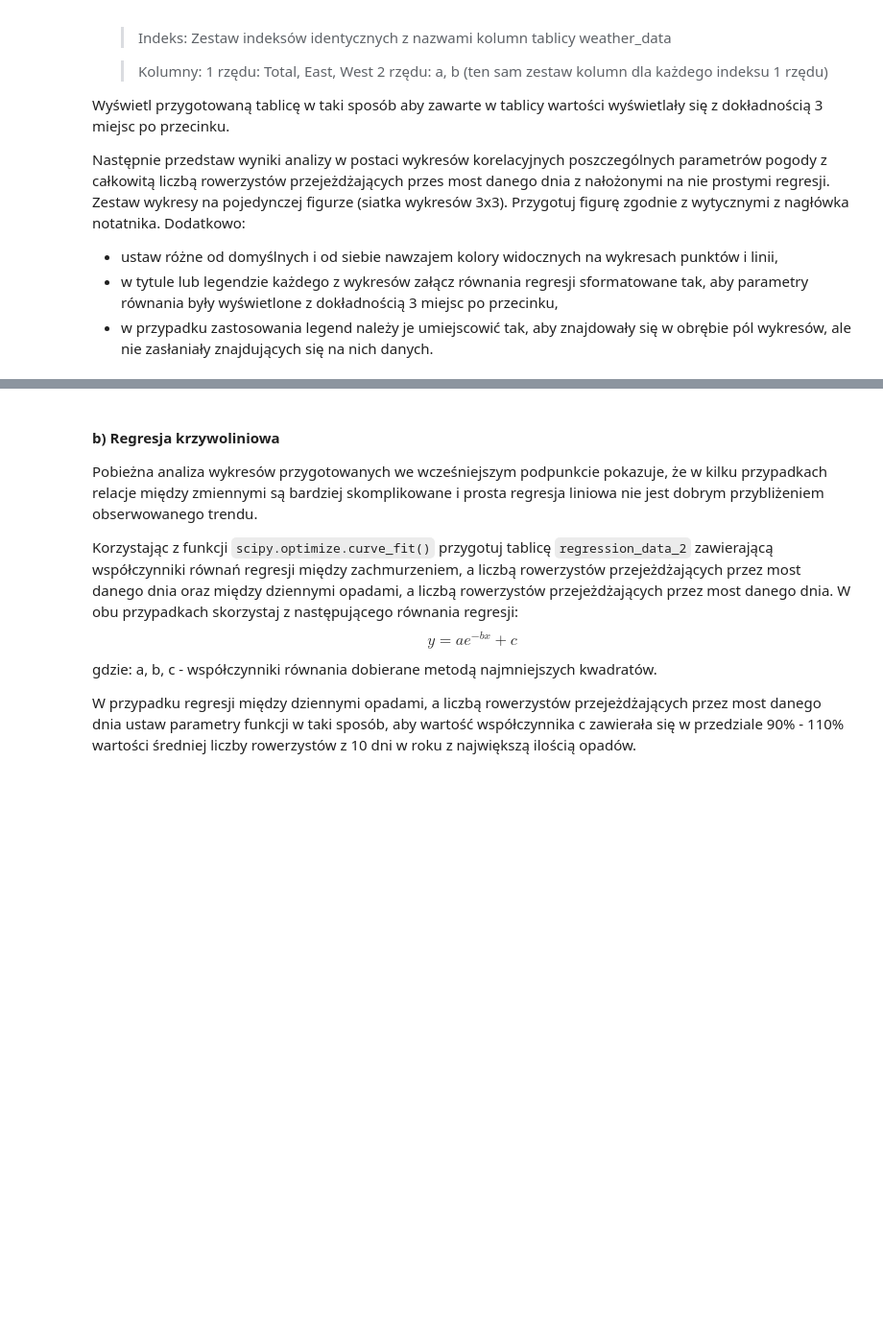
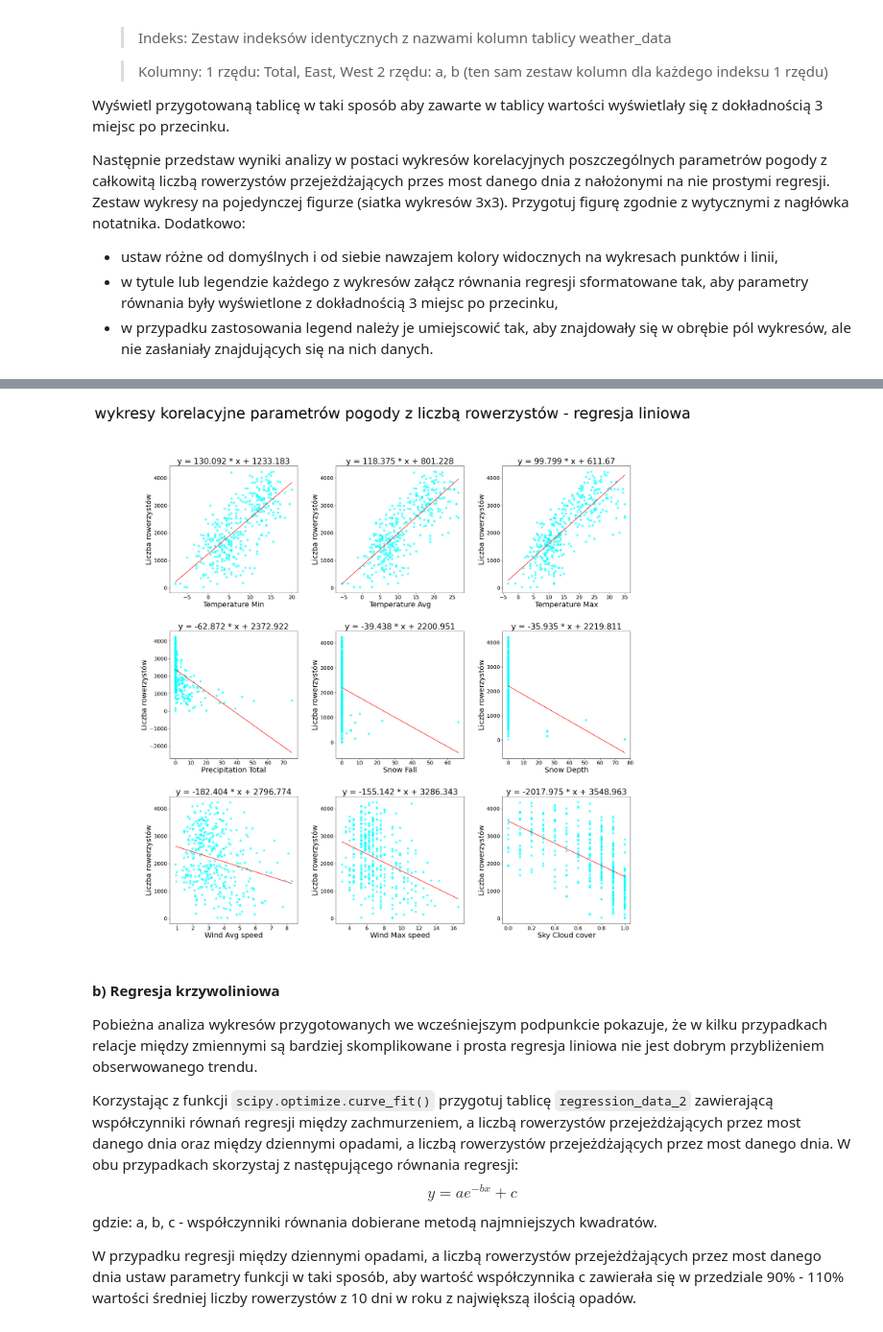
Before and after one commit to gcichy/ADwP, a Jupyter notebook: Projekt3/ZZ03_CZ03.ipynb, the cells around one changed output, grey strips where cells are left out. Shown at 96% size. Saved outputs shown, nothing was run; the diff lists cells and outputs as text; code cells hidden in the pictures; blank space fills up the shorter version.

```diff
--- a/Projekt3/ZZ03_CZ03.ipynb
+++ b/Projekt3/ZZ03_CZ03.ipynb
@@ -278,3 +342,15 @@ assert np.isclose(regression_data_1.loc[("Wind", "Avg speed"), ('East', 'a')], -
 assert np.isclose(regression_data_1.loc[("Precipitation", "Total"), ('East', 'b')], 956.7960528263079)
 assert np.isclose(regression_data_1.loc[("Temperature", "Min"), ('West', 'a')], 77.54619929276554)
 assert np.isclose(regression_data_1.loc[("Wind", "Max speed"), ('West', 'b')], 1970.6955983993344)
+# %%
+
+all_data = pd.concat([weather_data,daily_bike_traffic_data['Total']], axis = 1)
+
+wd_len = len(weather_data.columns)
+stats = []
+for row in range(wd_len):
+    temp = all_data[~all_data.iloc[:,row].isna()]
+    stats.append(sp.stats.linregress(temp.iloc[:,row], temp.iloc[:,wd_len])[0:2])
+# #     regression_data_1.iloc[row,2*col:2*col+2] = stats[0:2]
+# all_data
+stats
@@ -281,7 +367,24 @@ assert np.isclose(regression_data_1.loc[("Wind", "Max speed"), ('West', 'b')], 1
 # %%
-# Wykresy
-# YOUR CODE HERE
-raise NotImplementedError()
+xmax = all_data.apply(max, axis=0)
+xmin = all_data.apply(min, axis=0)
+
+fig, ax = plt.subplots(3,3, figsize=(25,25))
+plt.suptitle('wykresy korelacyjne parametrów pogody z liczbą rowerzystów - regresja liniowa', fontsize = 45)
+for i in range(3):
+    for j in range(3):
+        x = np.arange(xmin.iloc[3*i+j],xmax.iloc[3*i+j],(xmax.iloc[3*i+j]-xmin.iloc[3*i+j])/3000)
+        ax[i,j].set_title(f'y = {np.round(stats[3*i+j][0],3)} * x + {np.round(stats[3*i+j][1],3)}', fontsize = 24)
+        ax[i,j].plot(x,stats[3*i+j][0]*x+stats[3*i+j][1], color = 'red')
+        ax[i,j].scatter(all_data.iloc[:,3*i+j],all_data.iloc[:,9], color = 'cyan', alpha = 0.6)
+        plt.sca(ax[i,j])
+        plt.yticks(rotation = 0, fontsize = 16)
+        plt.xticks( fontsize = 16)
+        plt.xlabel(' '.join(weather_data.columns[3*i+j]),fontsize = 22)
+        plt.ylabel('Liczba rowerzystów',fontsize = 22)
+fig.subplots_adjust(wspace=0.3, hspace=0.3)
+fig.savefig('cz3_wykresy_regresja_liniowa.png')
+# %% [output]
+[figure, added]
 # %% [markdown]
 #### b) Regresja krzywoliniowa
 
```
Also changed, not shown: parts of 7 cells of this notebook, 10 other files.
